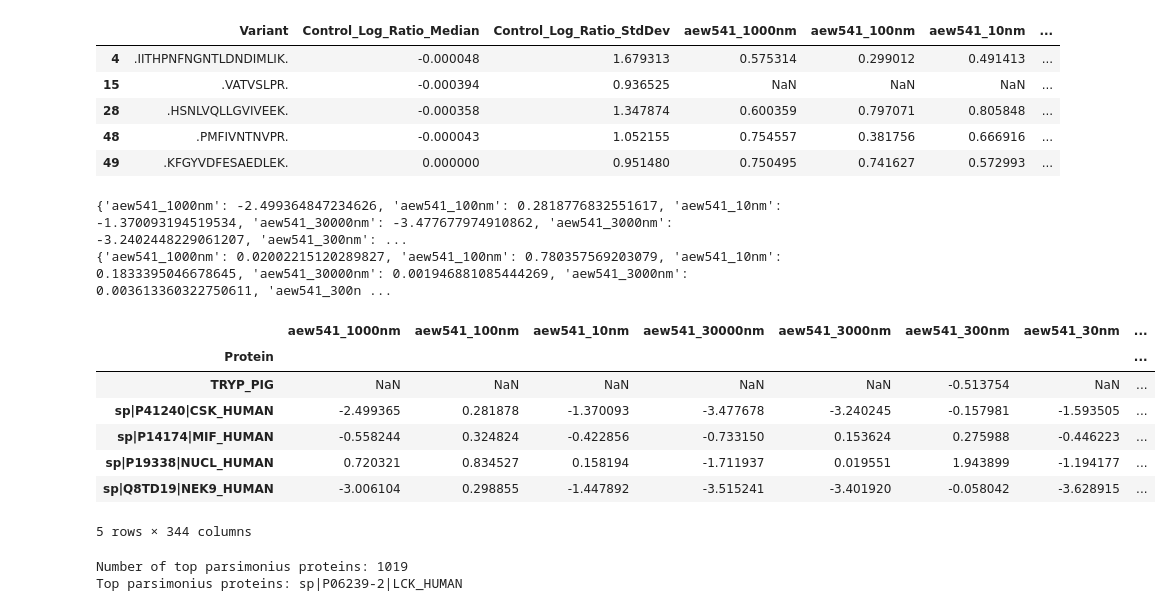
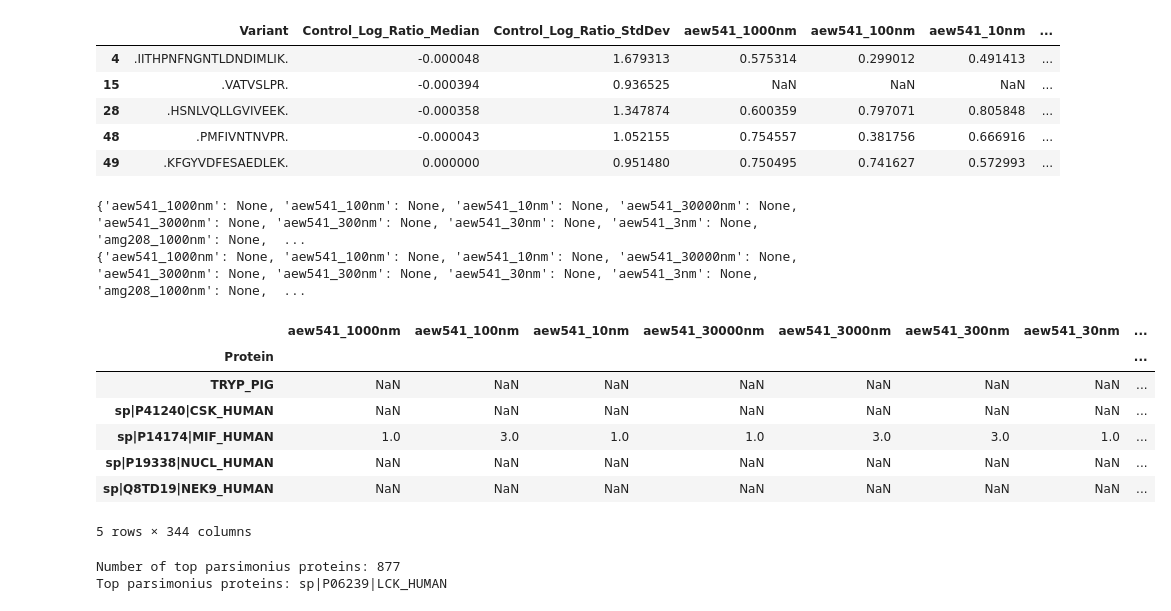
Before and after one commit to Ayushmaniar/Big-Data-Science-Drug-Protein-Interactions, a Jupyter notebook: Statistical_Analysis.ipynb, the cells around one changed output. Cells and saved outputs as stored; diff of their text form; code cells hidden in the pictures.

Commit message:
Perform Wilcoxon Rank-Sum Test. Get U-Statistic CSV Tables

```diff
--- a/Statistical_Analysis.ipynb
+++ b/Statistical_Analysis.ipynb
@@ -339,7 +339,7 @@ unique_protein_peptide_p_values[['Variant', 'Control_Log_Ratio_Median', 'Control
 | 49 | .KFGYVDFESAEDLEK. | 0.000000 | 0.951480 | 0.750495 | 0.741627 | 0.572993 | ... |
 # %%
 # Make a dictionary of unique protein peptide statistics and their corresponding perturbations
-from scipy.stats import ttest_ind
+from scipy.stats import mannwhitneyu
 import warnings
 
 warnings.filterwarnings('ignore')
@@ -360,37 +360,37 @@ for protein in unique_proteins:
     unique_protein_perturbations[protein]['Standard Deviation of Peptide Log Ratios'] = unique_protein_perturbations[protein]['Log Ratios'][filtered_drug_columns].std(axis=0, skipna=True)
     unique_protein_perturbations[protein]['Standard Deviation of Peptide Z-Scores'] = unique_protein_perturbations[protein]['Z-Scores'][filtered_drug_columns].std(axis=0, skipna=True)
 
-    # Get T-Scores and P-Values for each drug treatment
-    unique_protein_perturbations[protein]['T-Scores'] = {}
-    unique_protein_perturbations[protein]['T-Test P-Values'] = {}
+    # Get Wilcoxon Rank-Sum U Statistics and P-Values for each drug treatment
+    unique_protein_perturbations[protein]['Wilcoxon U Statistics'] = {}
+    unique_protein_perturbations[protein]['Wilcoxon P-Values'] = {}
     for col in filtered_drug_columns:
         dmso_col = col.split('_')[0] + '_dmso'
         if col == dmso_col:
             continue
-        t_score, p_value = ttest_ind(unique_protein_perturbations[protein]['Z-Scores'][col], unique_protein_perturbations[protein]['Z-Scores'][dmso_col], nan_policy='omit')
-        unique_protein_perturbations[protein]['T-Scores'][col] = float(t_score) if t_score is not None and not np.isnan(t_score) else None
-        unique_protein_perturbations[protein]['T-Test P-Values'][col] = float(p_value) if p_value is not None and not np.isnan(p_value) else None
+        u_stat, p_value = mannwhitneyu(unique_protein_perturbations[protein]['Z-Scores'][col], unique_protein_perturbations[protein]['Z-Scores'][dmso_col], nan_policy='omit', alternative='two-sided')
+        unique_protein_perturbations[protein]['Wilcoxon U Statistics'][col] = float(u_stat) if u_stat is not None and not np.isnan(u_stat) else None
+        unique_protein_perturbations[protein]['Wilcoxon P-Values'][col] = float(p_value) if p_value is not None and not np.isnan(p_value) else None
 
-print(unique_protein_perturbations['sp|P41240|CSK_HUMAN']['T-Scores'])
-print(unique_protein_perturbations['sp|P41240|CSK_HUMAN']['T-Test P-Values'])
+print(unique_protein_perturbations['sp|P41240|CSK_HUMAN']['Wilcoxon U Statistics'])
+print(unique_protein_perturbations['sp|P41240|CSK_HUMAN']['Wilcoxon P-Values'])
 # %% [output]
-{'aew541_1000nm': -2.499364847234626, 'aew541_100nm': 0.2818776832551617, 'aew541_10nm': -1.370093194519534, 'aew541_30000nm': -3.477677974910862, 'aew541_3000nm': -3.2402448229061207, 'aew541_300nm': ...
-{'aew541_1000nm': 0.02002215120289827, 'aew541_100nm': 0.780357569203079, 'aew541_10nm': 0.1833395046678645, 'aew541_30000nm': 0.001946881085444269, 'aew541_3000nm': 0.003613360322750611, 'aew541_300n ...
+{'aew541_1000nm': None, 'aew541_100nm': None, 'aew541_10nm': None, 'aew541_30000nm': None, 'aew541_3000nm': None, 'aew541_300nm': None, 'aew541_30nm': None, 'aew541_3nm': None, 'amg208_1000nm': None,  ...
+{'aew541_1000nm': None, 'aew541_100nm': None, 'aew541_10nm': None, 'aew541_30000nm': None, 'aew541_3000nm': None, 'aew541_300nm': None, 'aew541_30nm': None, 'aew541_3nm': None, 'amg208_1000nm': None,  ...
 # %%
-# Get T-Score Dataframe for unique proteins
-unique_protein_t_scores = pd.DataFrame.from_dict(
-    {protein: unique_protein_perturbations[protein]['T-Scores'] for protein in unique_proteins},
+# Get U Statistic Dataframe for unique proteins
+unique_protein_u_stats = pd.DataFrame.from_dict(
+    {protein: unique_protein_perturbations[protein]['Wilcoxon U Statistics'] for protein in unique_proteins},
     orient='index'
 )
-unique_protein_t_scores.index.name = 'Protein'
-unique_protein_t_scores.head()
+unique_protein_u_stats.index.name = 'Protein'
+unique_protein_u_stats.head()
 # %% [output]
 |  | aew541_1000nm | aew541_100nm | aew541_10nm | aew541_30000nm | aew541_3000nm | aew541_300nm | aew541_30nm | ... |
 | Protein |  |  |  |  |  |  |  | ... |
-| TRYP_PIG | NaN | NaN | NaN | NaN | NaN | -0.513754 | NaN | ... |
-| sp|P41240|CSK_HUMAN | -2.499365 | 0.281878 | -1.370093 | -3.477678 | -3.240245 | -0.157981 | -1.593505 | ... |
-| sp|P14174|MIF_HUMAN | -0.558244 | 0.324824 | -0.422856 | -0.733150 | 0.153624 | 0.275988 | -0.446223 | ... |
-| sp|P19338|NUCL_HUMAN | 0.720321 | 0.834527 | 0.158194 | -1.711937 | 0.019551 | 1.943899 | -1.194177 | ... |
-| sp|Q8TD19|NEK9_HUMAN | -3.006104 | 0.298855 | -1.447892 | -3.515241 | -3.401920 | -0.058042 | -3.628915 | ... |
+| TRYP_PIG | NaN | NaN | NaN | NaN | NaN | NaN | NaN | ... |
+| sp|P41240|CSK_HUMAN | NaN | NaN | NaN | NaN | NaN | NaN | NaN | ... |
+| sp|P14174|MIF_HUMAN | 1.0 | 3.0 | 1.0 | 1.0 | 3.0 | 3.0 | 1.0 | ... |
+| sp|P19338|NUCL_HUMAN | NaN | NaN | NaN | NaN | NaN | NaN | NaN | ... |
+| sp|Q8TD19|NEK9_HUMAN | NaN | NaN | NaN | NaN | NaN | NaN | NaN | ... |
 5 rows × 344 columns
 # %%
@@ -399,10 +399,10 @@ unique_protein_t_scores.to_csv('unique_protein_t_scores.csv')
 # %%
 # Compute the same as above for Parsimonious Protein Ids
-peptide_variants_df['Parsimonious Protein'] = peptide_variants_df['Proteins'].str.split(';').str[0]
-peptide_variants_ratios['Parsimonious Protein'] = peptide_variants_ratios['Proteins'].str.split(';').str[0]
-peptide_variants_log_ratios['Parsimonious Protein'] = peptide_variants_log_ratios['Proteins'].str.split(';').str[0]
-peptide_variants_z_scores['Parsimonious Protein'] = peptide_variants_z_scores['Proteins'].str.split(';').str[0]
-peptide_variants_p_values['Parsimonious Protein'] = peptide_variants_p_values['Proteins'].str.split(';').str[0]
+peptide_variants_df['Parsimonious Protein'] = peptide_variants_df['Canonical proteins'].str.split(';').str[0]
+peptide_variants_ratios['Parsimonious Protein'] = peptide_variants_ratios['Canonical proteins'].str.split(';').str[0]
+peptide_variants_log_ratios['Parsimonious Protein'] = peptide_variants_log_ratios['Canonical proteins'].str.split(';').str[0]
+peptide_variants_z_scores['Parsimonious Protein'] = peptide_variants_z_scores['Canonical proteins'].str.split(';').str[0]
+peptide_variants_p_values['Parsimonious Protein'] = peptide_variants_p_values['Canonical proteins'].str.split(';').str[0]
 
 parsimonious_protein_peptide_rows = peptide_variants_df.copy()
 parsimonious_protein_peptide_ratios = peptide_variants_ratios.copy()
@@ -415,8 +415,8 @@ parsimonious_proteins = peptide_variants_df['Parsimonious Protein'].unique()
 print(f"Number of top parsimonius proteins: {len(parsimonious_proteins)}")
 print(f"Top parsimonius proteins: {parsimonious_proteins[0]}")
 # %% [output]
-Number of top parsimonius proteins: 1019
-Top parsimonius proteins: sp|P06239-2|LCK_HUMAN
+Number of top parsimonius proteins: 877
+Top parsimonius proteins: sp|P06239|LCK_HUMAN
 # %%
 peptide_variants_df[['Parsimonious Protein', 'Proteins']].head()
 # %% [output]
```
Also changed, not shown: parts of 5 cells of this notebook, 2 other files.
